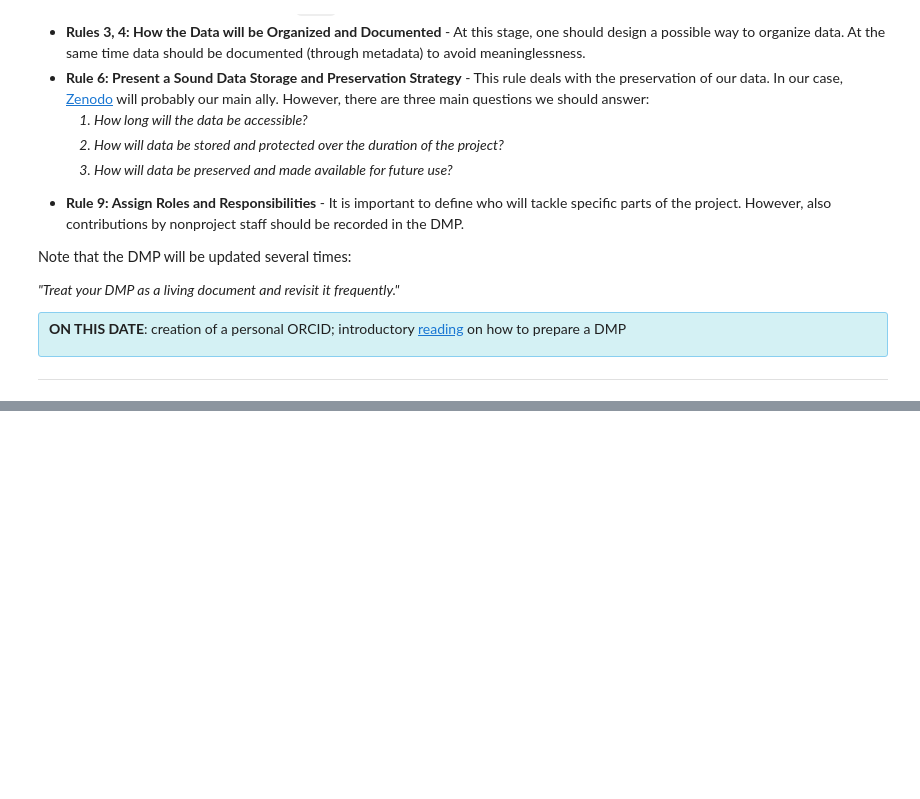
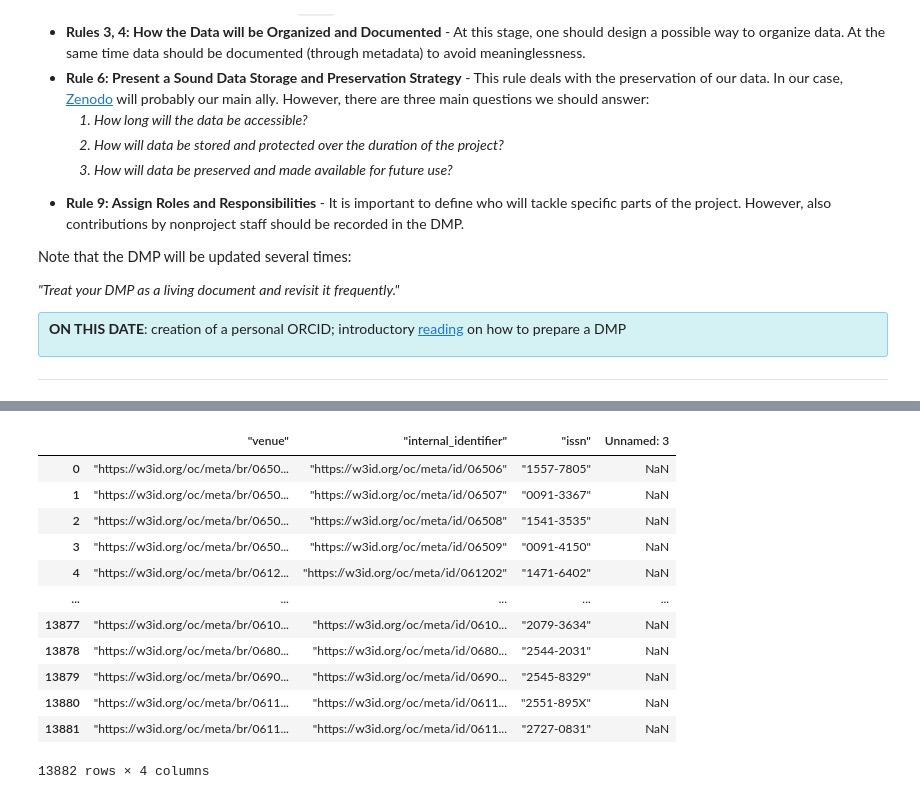
Before and after one commit to open-sci/2022-2023, a Jupyter notebook: docs/Playarists/Sebastiano's Notebook.ipynb, the cells around one changed output, grey strips where cells are left out. Drawn from its saved outputs; the diff is of its cells as text; code cells hidden in the pictures; blank space fills up the shorter version.

```diff
--- a/docs/Playarists/Sebastiano's Notebook.ipynb
+++ b/docs/Playarists/Sebastiano's Notebook.ipynb
@@ -169,0 +213,6 @@ erih_plus_500_publications.at[0, "Fields of Research (ANZSRC 2020)"]
+# %%
+with open('C:/Users/sebas/Downloads/issnLists.txt') as f:
+    lines = f.readlines()
+issn_str = lines[0]
+issn_list = issn_str.split(",")
+issn_list
@@ -169,0 +237,20 @@ erih_plus_500_publications.at[0, "Fields of Research (ANZSRC 2020)"]
+# %%
+new_df = pd.DataFrame(columns=df.columns)
+for idx, row in df.iterrows():
+    if row[2].strip().split('"')[1] in issn_list:
+        new_df = new_df.append(df.loc[idx], ignore_index=True)
+new_df
+# %% [output]
+|  | "venue" | "internal_identifier" | "issn" | Unnamed: 3 |
+| 0 | "https://w3id.org/oc/meta/br/0650... | "https://w3id.org/oc/meta/id/06506" | "1557-7805" | NaN |
+| 1 | "https://w3id.org/oc/meta/br/0650... | "https://w3id.org/oc/meta/id/06507" | "0091-3367" | NaN |
+| 2 | "https://w3id.org/oc/meta/br/0650... | "https://w3id.org/oc/meta/id/06508" | "1541-3535" | NaN |
+| 3 | "https://w3id.org/oc/meta/br/0650... | "https://w3id.org/oc/meta/id/06509" | "0091-4150" | NaN |
+| 4 | "https://w3id.org/oc/meta/br/0612... | "https://w3id.org/oc/meta/id/061202" | "1471-6402" | NaN |
+| ... | ... | ... | ... | ... |
+| 13877 | "https://w3id.org/oc/meta/br/0610... | "https://w3id.org/oc/meta/id/0610... | "2079-3634" | NaN |
+| 13878 | "https://w3id.org/oc/meta/br/0680... | "https://w3id.org/oc/meta/id/0680... | "2544-2031" | NaN |
+| 13879 | "https://w3id.org/oc/meta/br/0690... | "https://w3id.org/oc/meta/id/0690... | "2545-8329" | NaN |
+| 13880 | "https://w3id.org/oc/meta/br/0611... | "https://w3id.org/oc/meta/id/0611... | "2551-895X" | NaN |
+| 13881 | "https://w3id.org/oc/meta/br/0611... | "https://w3id.org/oc/meta/id/0611... | "2727-0831" | NaN |
+13882 rows × 4 columns
```
Also changed, not shown: parts of 5 cells of this notebook.
